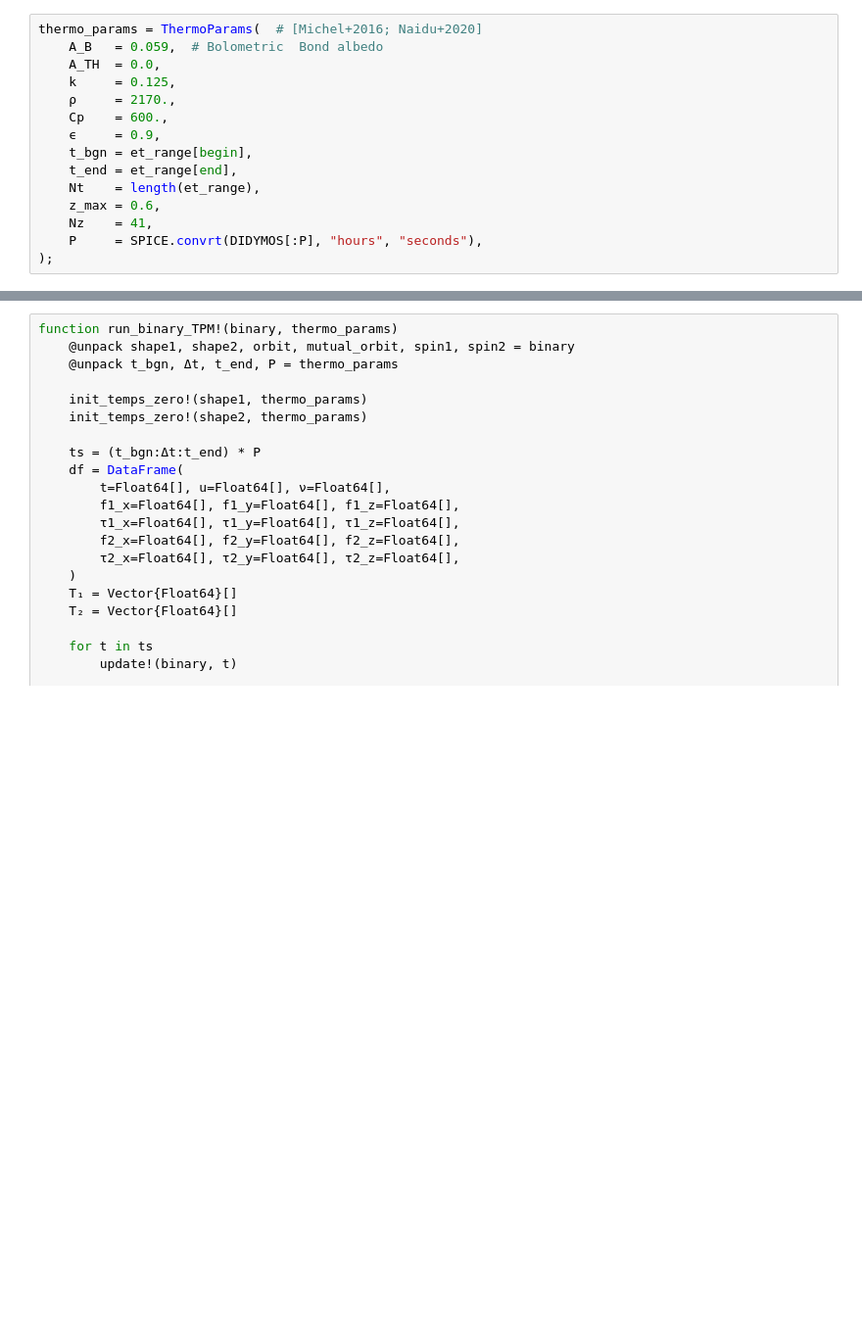
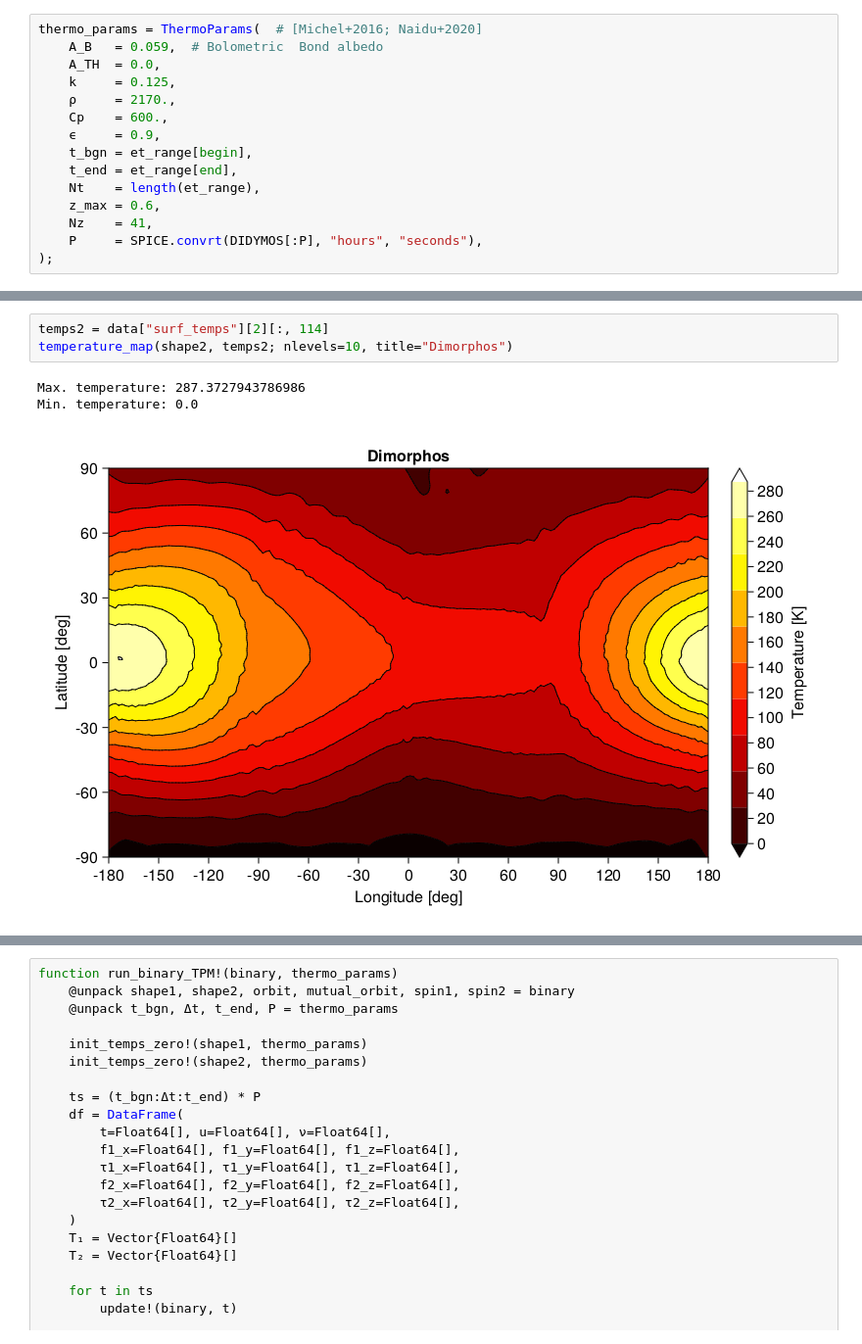
Before and after one commit to Astroshaper/AsteroidThermoPhysicalModels.jl, a Jupyter notebook: notebooks/二重小惑星系_20221005.ipynb, the cells around one changed output, grey strips where cells are left out. Shown at 98% size. Saved outputs shown, nothing was run; the diff lists cells and outputs as text; blank space fills up the shorter version.

```diff
--- a/notebooks/二重小惑星系_20221005.ipynb
+++ b/notebooks/二重小惑星系_20221005.ipynb
@@ -266,0 +275,7 @@ sun_d2[1]
+# %%
+temps2 = data["surf_temps"][2][:, 114]
+temperature_map(shape2, temps2; nlevels=10, title="Dimorphos")
+# %% [output]
+Max. temperature: 287.3727943786986
+Min. temperature: 0.0
+[figure, added]
```
Also changed, not shown: parts of 27 cells of this notebook.
